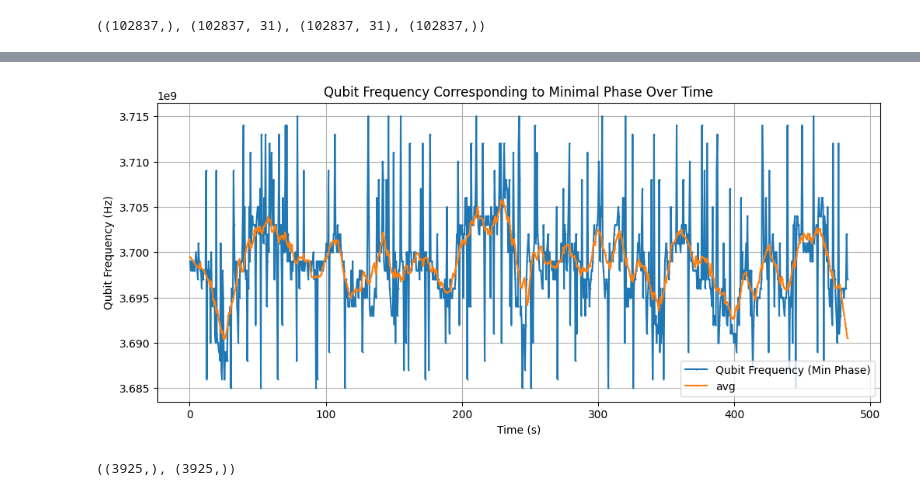
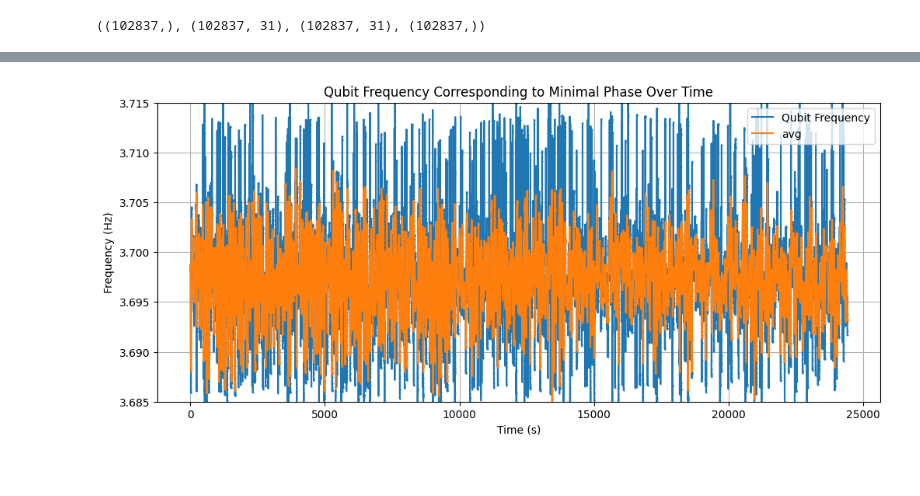
Before and after one commit to ngusarov/IntegerFluxonium, a Jupyter notebook: 2025-03-12_analysis.ipynb, the cells around one changed output, grey strips where cells are left out. Saved outputs shown, nothing was run; the diff lists cells and outputs as text; code cells hidden in the pictures.

```diff
--- a/2025-03-12_analysis.ipynb
+++ b/2025-03-12_analysis.ipynb
@@ -30,42 +168,31 @@ times_list.shape, phase2D.shape, qu_freq2D.shape, sweep_param1D.shape
+# %%
+start_idx, finish_idx = 0, 30000
+# start_idx, finish_idx = 37000, 46000
+# start_idx, finish_idx = 50000, 74000
+# start_idx, finish_idx = 81000, 86000
+peak_fit = np.load(os.path.join(folder_path, "2025-03-12_peak_fit_{}_{}.npy".format(start_idx, finish_idx)))
 # %%
-start_idx, finish_idx = 0, 1000
+# Plot the extracted qubit frequency curve over time (sweep_param)
+plt.figure(figsize=(12, 5))
 
-def plot_phase_minimal_phase(times_list, phase2D, qu_freq2D, sweep_param1D):
+plt.plot(peak_fit[:, 3], peak_fit[:, 1], marker='.', linestyle='-', markersize=1, label="Qubit Frequency")
 
-    # Find the index of the minimum phase value for each sweep step (axis=1)
-    min_phase_indices = np.argmin(phase2D, axis=1)
+# Apply smoothing using a rolling mean (window size = 10 for example)
 
-    # Extract the corresponding qubit frequencies
-    qu_freq_min_phase = qu_freq2D[np.arange(len(sweep_param1D)), min_phase_indices]
+window_size = 20
+qu_freq_smooth = pd.Series(peak_fit[:, 1]).rolling(window=window_size, center=True).mean().dropna().values
+trimmed_qubit_time = peak_fit[:, 3][window_size//2 : -window_size//2]
+qu_freq_smooth = qu_freq_smooth[:-1]  # Trim the last point
+interp_qu_freq_smooth = interp1d(trimmed_qubit_time, qu_freq_smooth, kind='linear', fill_value="extrapolate")
+qu_freq_smooth = interp_qu_freq_smooth(peak_fit[:, 3])
+plt.plot(peak_fit[:, 3], qu_freq_smooth, marker='.', linestyle='-', markersize=1, label="avg")
 
-    # Plot the extracted qubit frequency curve over time (sweep_param)
-    plt.figure(figsize=(12, 5))
-    # Apply smoothing using a rolling mean (window size = 10 for example)
-
-    window_size = 20
-    qu_freq_smooth = pd.Series(qu_freq_min_phase).rolling(window=window_size, center=True).mean().dropna().values
-
-    plt.plot(times_list, qu_freq_min_phase, marker='.', linestyle='-', markersize=1, label="Qubit Frequency (Min Phase)")
-
-    trimmed_qubit_time = times_list[window_size//2 : -window_size//2]
-    qu_freq_smooth = qu_freq_smooth[:-1]  # Trim the last point
-    interp_qu_freq_smooth = interp1d(trimmed_qubit_time, qu_freq_smooth, kind='linear', fill_value="extrapolate")
-    qu_freq_smooth = interp_qu_freq_smooth(times_list)
-    plt.plot(times_list, qu_freq_smooth, marker='.', linestyle='-', markersize=1, label="avg")
-
-    plt.xlabel("Time (s)")
-    plt.ylabel("Qubit Frequency (Hz)")
-    plt.title("Qubit Frequency Corresponding to Minimal Phase Over Time")
-    plt.legend()
-    plt.grid(True)
-    plt.show()
-
-
-plot_phase_minimal_phase(times_list[start_idx:finish_idx], phase2D[start_idx:finish_idx],
-                         qu_freq2D[start_idx:finish_idx], sweep_param1D[start_idx:finish_idx])
+plt.xlabel("Time (s)")
+plt.ylabel("Frequency (Hz)")
+plt.title("Qubit Frequency Corresponding to Minimal Phase Over Time")
+plt.legend()
+plt.grid(True)
+plt.ylim(3.685, 3.715)
+plt.show()
 # %% [output]
-[figure, old version]
+[figure, new version]
-# %%
-qu_freq_smooth.shape, qubit_time.shape
-# %% [output]
-((3925,), (3925,))
```
Also changed, not shown: parts of 14 cells of this notebook, 12 other files.
